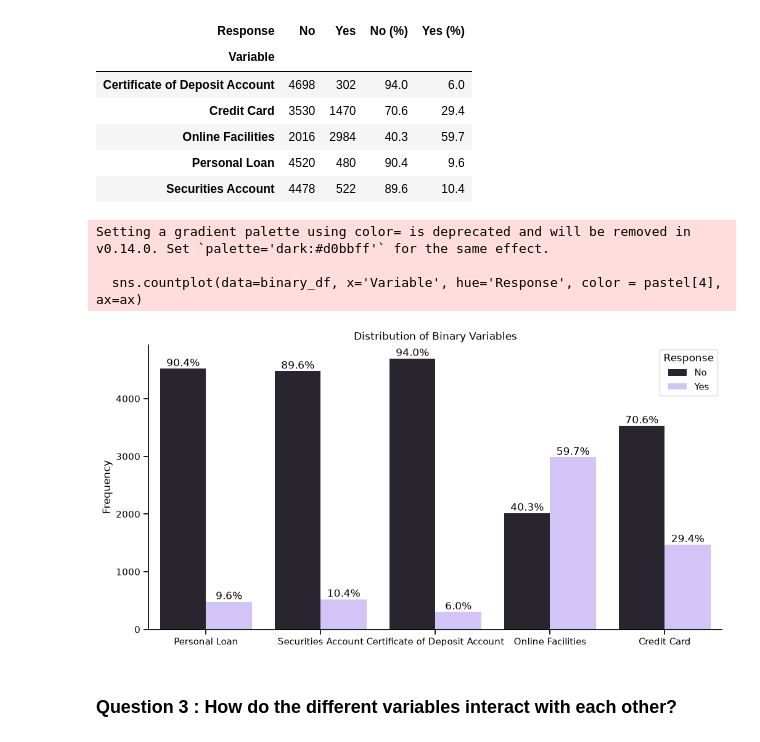
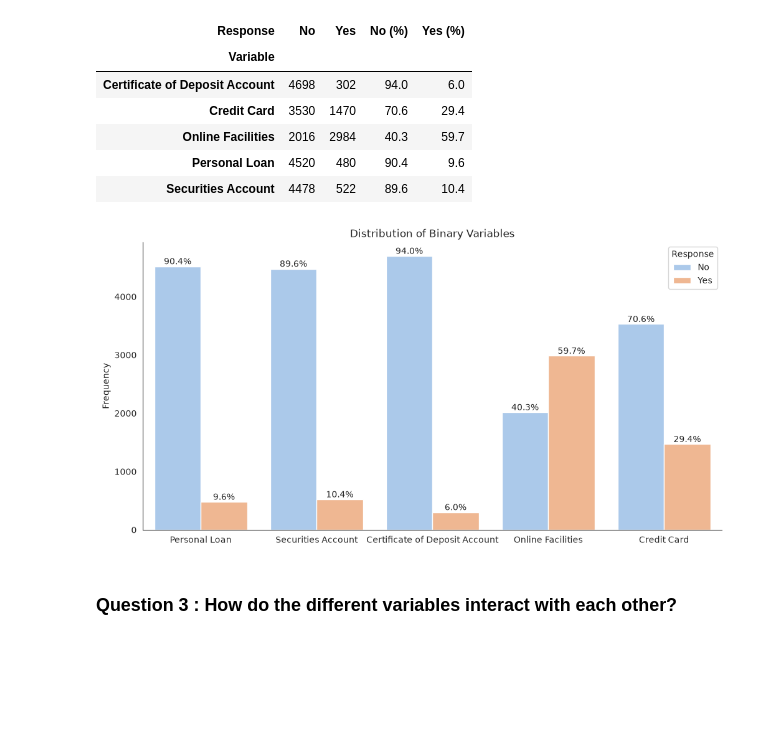
Before and after one commit to reirun/python-project, a Jupyter notebook: project_loan.ipynb, the cells around one changed output. Cells and saved outputs as stored; diff of their text form; code cells hidden in the pictures; blank space fills up the shorter version.

```diff
--- a/project_loan.ipynb
+++ b/project_loan.ipynb
@@ -215,6 +209,6 @@ sns.despine()
 # %%
 # Recoding of Education variable to get "Undergduate","Graduate" and "Professional" labels.
-data['Education_Label'] = data['Education'].map({1: 'Undergraduate', 2: 'Graduate', 3: 'Professional'})
+data['Education_Label'] = df_q6['Education'].map({1: 'Undergraduate', 2: 'Graduate', 3: 'Professional'}, categories =  ["Undergraduate", "Graduate", "Professional"], ordered = True)
 data['Education_Label'].value_counts(normalize=True) * 100
 # %% [output]
 Education_Label
@@ -284,21 +278,18 @@ pd.concat([counts_df, pct_df.add_suffix(' (%)')], axis=1).round(1)
 | Securities Account | 4478 | 522 | 89.6 | 10.4 |
 # %%
 fig, ax = plt.subplots(figsize=(12, 6))
-sns.countplot(data=binary_df, x='Variable', hue='Response', color = pastel[4], ax=ax)
+sns.countplot(data=binary_df, x='Variable', hue='Response', ax=ax)
 ax.set(title='Distribution of Binary Variables', xlabel=None, ylabel='Frequency')
 sns.despine()
 
 # Adding percentage labels to the bars
 totals = [data[col].count() for col in binary_cols] # Total counts for each binary variable
 for container in ax.containers:
     labels = [f'{(bar.get_height() / tot * 100):.1f}%' for bar, tot in zip(container, totals)]
     ax.bar_label(container, labels=labels)
 plt.show()
 # %% [output]
-Setting a gradient palette using color= is deprecated and will be removed in v0.14.0. Set `palette='dark:#d0bbff'` for the same effect.
-
-  sns.countplot(data=binary_df, x='Variable', hue='Response', color = pastel[4], ax=ax)
-[figure, old version]
+[figure, new version]
 # %% [markdown]
 ### Question 3 : How do the different variables interact with each other?
 # %%
```
Also changed, not shown: parts of 39 cells of this notebook.
